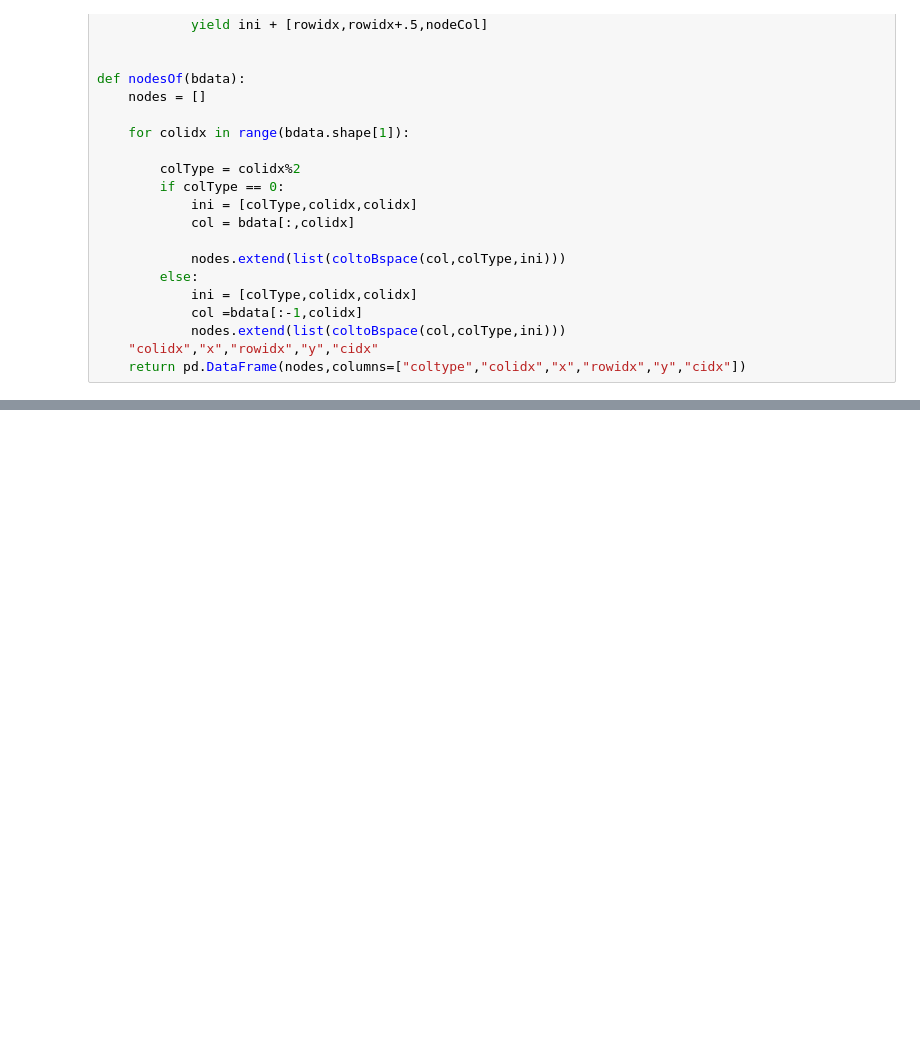
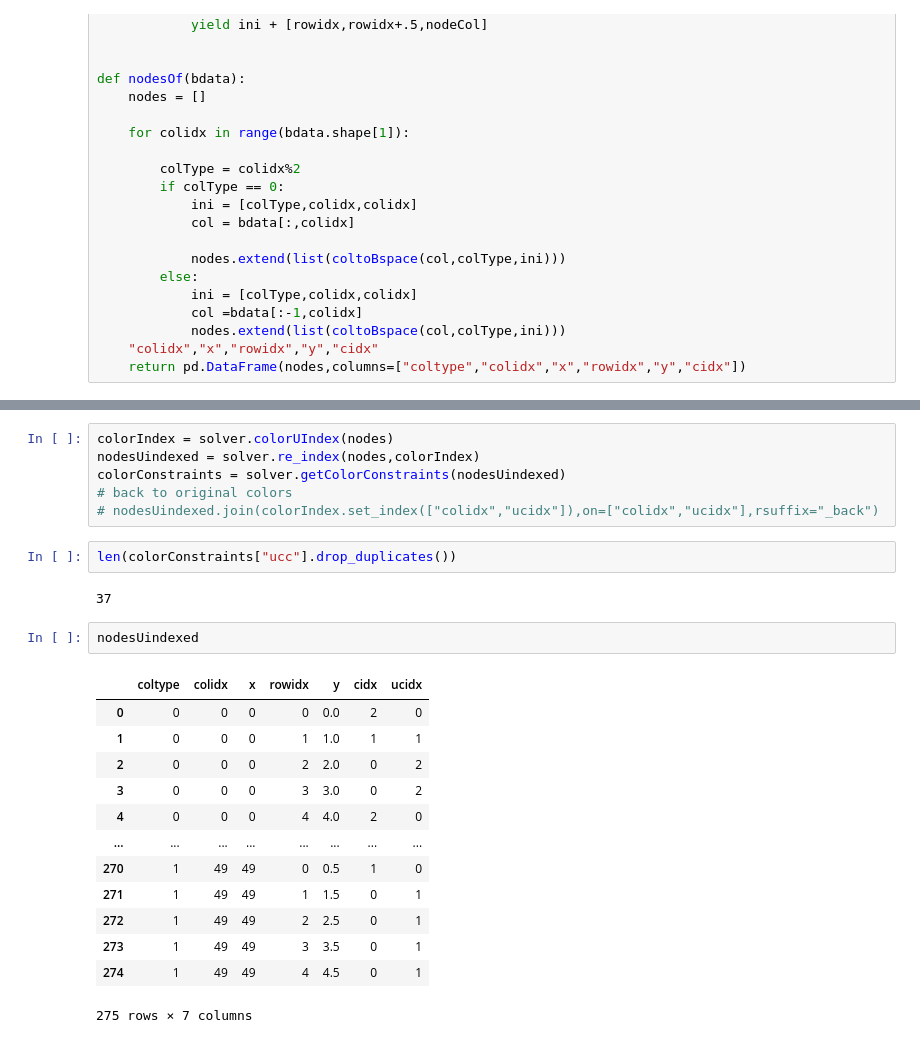
Before and after one commit to fanff/pybracelet, a Jupyter notebook: Untitled2.ipynb, the cells around one changed output, grey strips where cells are left out. Saved outputs shown, nothing was run; the diff lists cells and outputs as text; blank space fills up the shorter version.

```diff
--- a/Untitled2.ipynb
+++ b/Untitled2.ipynb
@@ -153,0 +108,26 @@ wireCount ,colorCount,aucc
+# %%
+colorIndex = solver.colorUIndex(nodes)
+nodesUindexed = solver.re_index(nodes,colorIndex)
+colorConstraints = solver.getColorConstraints(nodesUindexed)
+# back to original colors
+# nodesUindexed.join(colorIndex.set_index(["colidx","ucidx"]),on=["colidx","ucidx"],rsuffix="_back")
+# %%
+len(colorConstraints["ucc"].drop_duplicates())
+# %% [output]
+37
+# %%
+nodesUindexed
+# %% [output]
+|  | coltype | colidx | x | rowidx | y | cidx | ucidx |
+| 0 | 0 | 0 | 0 | 0 | 0.0 | 2 | 0 |
+| 1 | 0 | 0 | 0 | 1 | 1.0 | 1 | 1 |
+| 2 | 0 | 0 | 0 | 2 | 2.0 | 0 | 2 |
+| 3 | 0 | 0 | 0 | 3 | 3.0 | 0 | 2 |
+| 4 | 0 | 0 | 0 | 4 | 4.0 | 2 | 0 |
+| ... | ... | ... | ... | ... | ... | ... | ... |
+| 270 | 1 | 49 | 49 | 0 | 0.5 | 1 | 0 |
+| 271 | 1 | 49 | 49 | 1 | 1.5 | 0 | 1 |
+| 272 | 1 | 49 | 49 | 2 | 2.5 | 0 | 1 |
+| 273 | 1 | 49 | 49 | 3 | 3.5 | 0 | 1 |
+| 274 | 1 | 49 | 49 | 4 | 4.5 | 0 | 1 |
+275 rows × 7 columns
```
Also changed, not shown: parts of 29 cells of this notebook, 1 other file.
